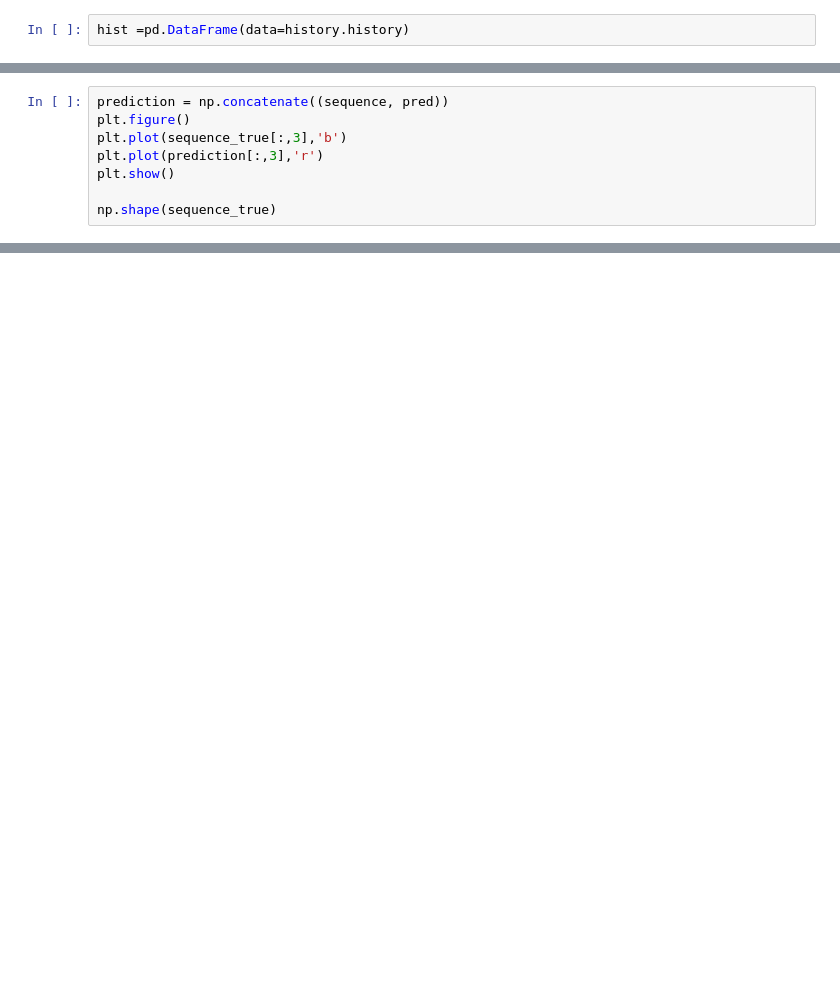
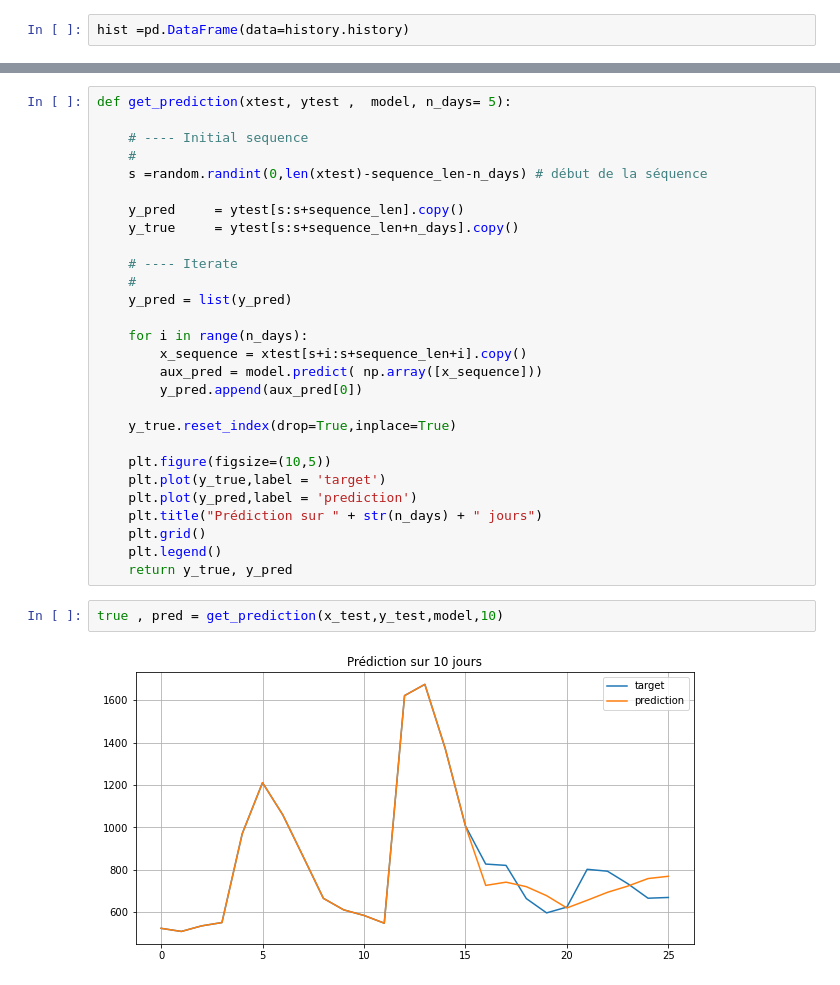
Before and after one commit to scastets/Projet4MA_Hydrologie, a Jupyter notebook: Notebooks/Projet_4MA_LSTM.ipynb, the cells around one changed output, grey strips where cells are left out. Saved outputs shown, nothing was run; the diff lists cells and outputs as text; blank space fills up the shorter version.

```diff
--- a/Notebooks/Projet_4MA_LSTM.ipynb
+++ b/Notebooks/Projet_4MA_LSTM.ipynb
@@ -336,8 +334,0 @@ print(" Prédicton          : " , pred[0])
-# %%
-prediction = np.concatenate((sequence, pred))
-plt.figure()
-plt.plot(sequence_true[:,3],'b')
-plt.plot(prediction[:,3],'r')
-plt.show()
-
-np.shape(sequence_true)
@@ -379,0 +359,32 @@ Gap between prediction and reality : 848.09 °C
+# %%
+def get_prediction(xtest, ytest ,  model, n_days= 5):
+
+    # ---- Initial sequence
+    #
+    s =random.randint(0,len(xtest)-sequence_len-n_days) # début de la séquence
+
+    y_pred     = ytest[s:s+sequence_len].copy()
+    y_true     = ytest[s:s+sequence_len+n_days].copy()
+
+    # ---- Iterate
+    #
+    y_pred = list(y_pred)
+
+    for i in range(n_days):
+        x_sequence = xtest[s+i:s+sequence_len+i].copy()
+        aux_pred = model.predict( np.array([x_sequence]))
+        y_pred.append(aux_pred[0])
+
+    y_true.reset_index(drop=True,inplace=True)
+
+    plt.figure(figsize=(10,5))
+    plt.plot(y_true,label = 'target')
+    plt.plot(y_pred,label = 'prediction')
+    plt.title("Prédiction sur " + str(n_days) + " jours")
+    plt.grid()
+    plt.legend()
+    return y_true, y_pred
+# %%
+true , pred = get_prediction(x_test,y_test,model,10)
+# %% [output]
+[figure, added]
```
Also changed, not shown: parts of 22 cells of this notebook.
